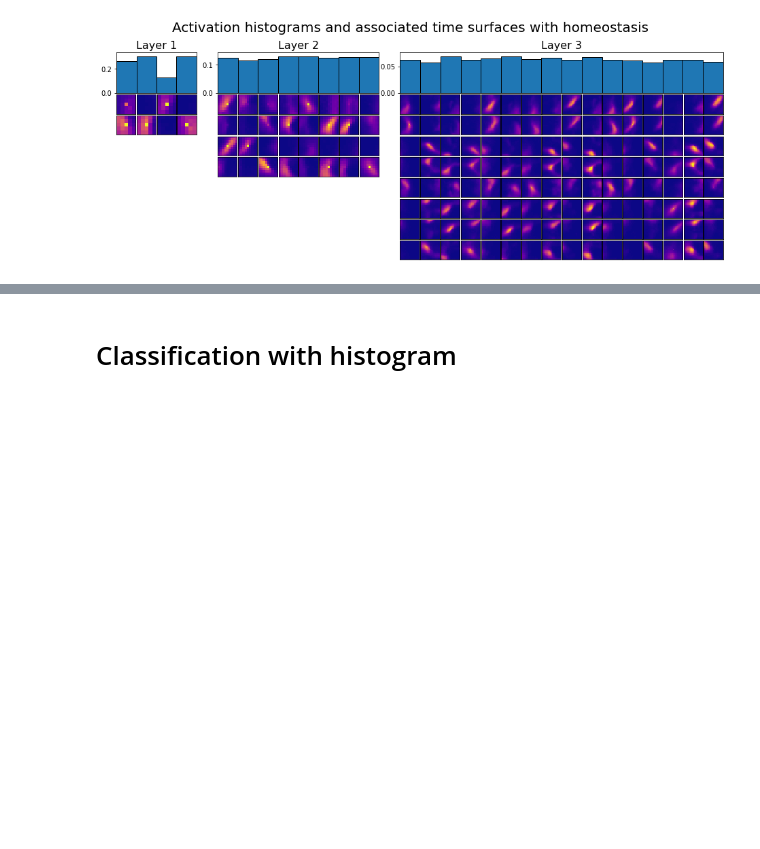
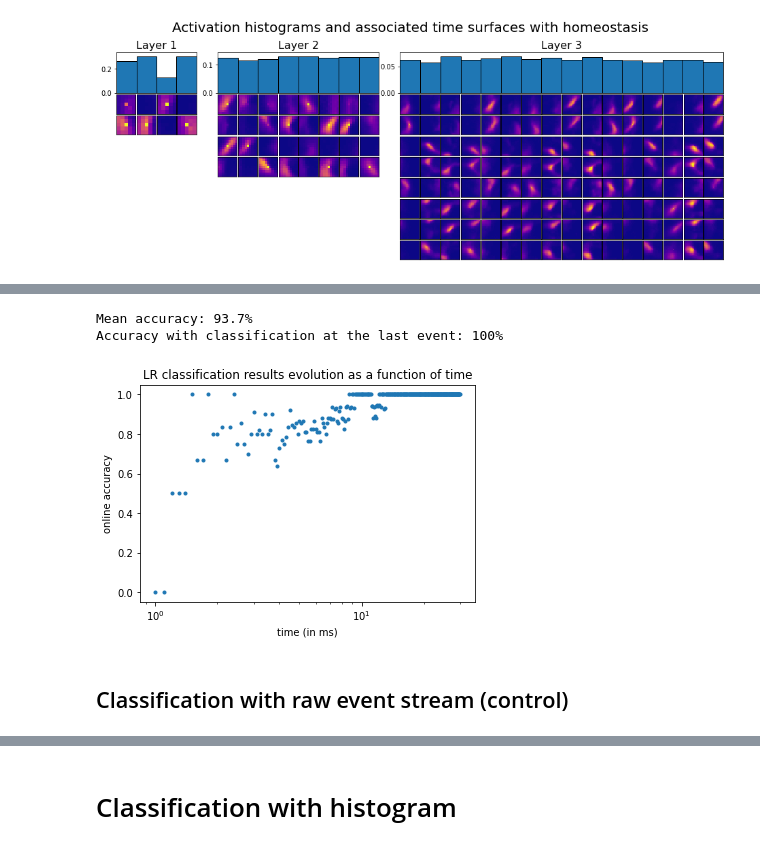
Before and after one commit to AntoineGrimaldi/HOTS, a Jupyter notebook: notebooks/RESULTS_02_PokerDVS.ipynb, the cells around one changed output, grey strips where cells are left out. Saved outputs shown, nothing was run; the diff lists cells and outputs as text; code cells hidden in the pictures; blank space fills up the shorter version.

```diff
--- a/notebooks/RESULTS_02_PokerDVS.ipynb
+++ b/notebooks/RESULTS_02_PokerDVS.ipynb
@@ -80,0 +82,10 @@ Mean accuracy: 98.9%
+# %%
+timestep = 100
+meanac, onlinac, lastac, truepos, falsepos = score_classif_time(likelihood, true_target, timestamps, timestep, thres=None)
+print(f'Accuracy with classification at the last event: {int(lastac*100)}%')
+# %% [output]
+Mean accuracy: 93.7%
+Accuracy with classification at the last event: 100%
+[figure, added]
+# %% [markdown]
+## Classification with raw event stream (control)
```
Also changed, not shown: parts of 28 cells of this notebook, 2 other files.
